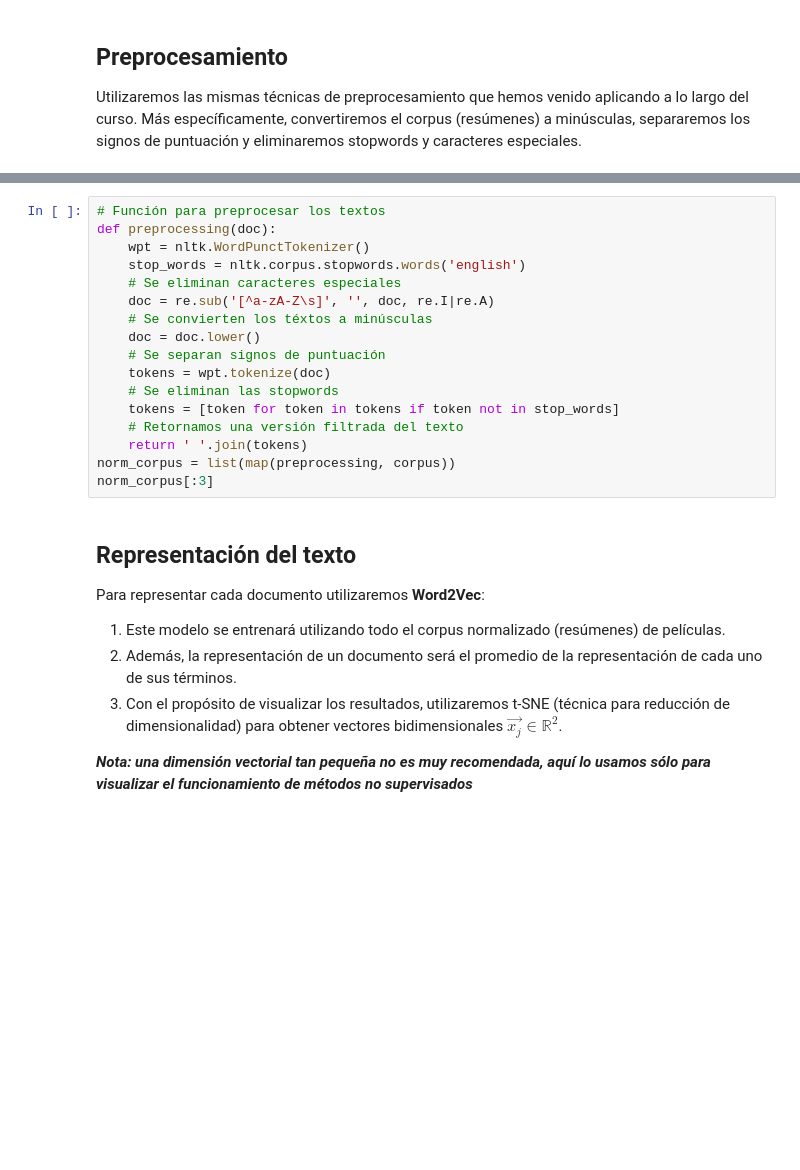
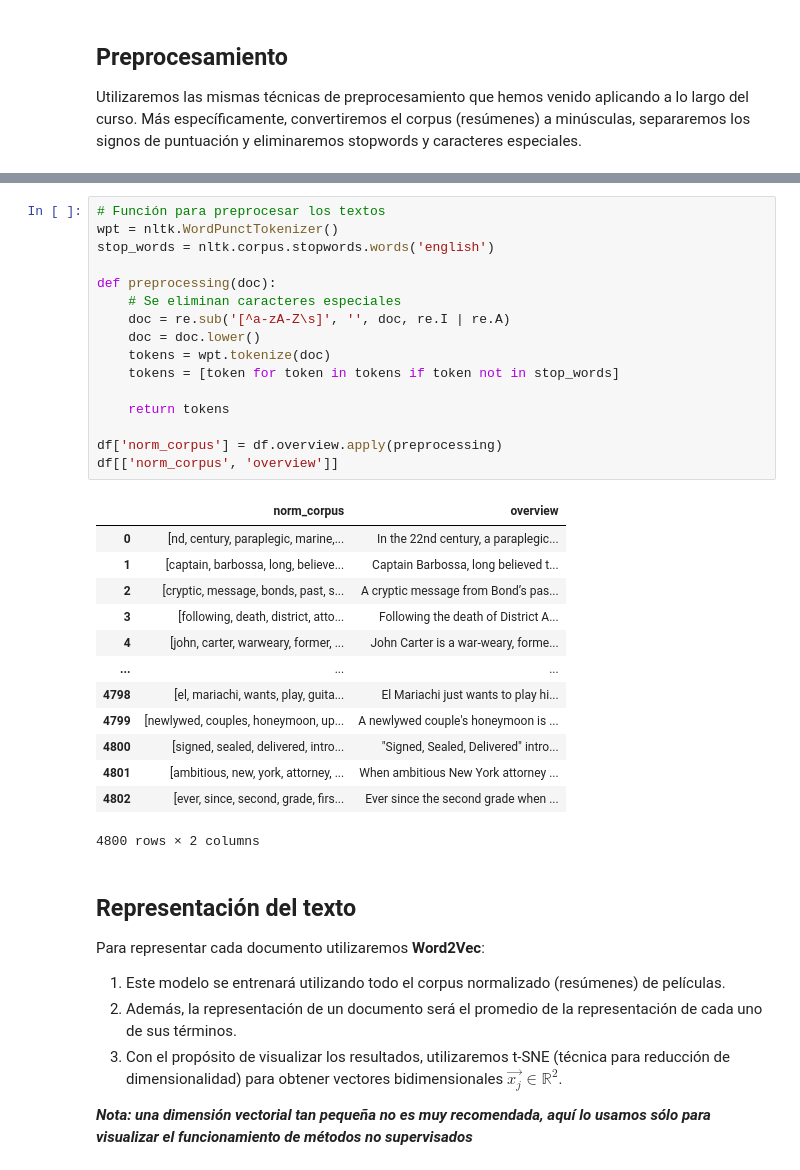
Before and after one commit to juan19932carlos/Notebooks, a Jupyter notebook: NLP/Talleres/Analisis no supervisado.ipynb, the cells around one changed output, grey strips where cells are left out. Cells and saved outputs as stored; diff of their text form; blank space fills up the shorter version.

```diff
--- a/NLP/Talleres/Analisis no supervisado.ipynb
+++ b/NLP/Talleres/Analisis no supervisado.ipynb
@@ -153,20 +148,33 @@ corpus[:3]
 # %%
 # Función para preprocesar los textos
+wpt = nltk.WordPunctTokenizer()
+stop_words = nltk.corpus.stopwords.words('english')
+
 def preprocessing(doc):
-    wpt = nltk.WordPunctTokenizer()
-    stop_words = nltk.corpus.stopwords.words('english')
     # Se eliminan caracteres especiales
-    doc = re.sub('[^a-zA-Z\s]', '', doc, re.I|re.A)
-    # Se convierten los téxtos a minúsculas
+    doc = re.sub('[^a-zA-Z\s]', '', doc, re.I | re.A)
     doc = doc.lower()
-    # Se separan signos de puntuación
     tokens = wpt.tokenize(doc)
-    # Se eliminan las stopwords
     tokens = [token for token in tokens if token not in stop_words]
-    # Retornamos una versión filtrada del texto
-    return ' '.join(tokens)
-norm_corpus = list(map(preprocessing, corpus))
-norm_corpus[:3]
+
+    return tokens
+
+df['norm_corpus'] = df.overview.apply(preprocessing)
+df[['norm_corpus', 'overview']]
+# %% [output]
+|  | norm_corpus | overview |
+| 0 | [nd, century, paraplegic, marine,... | In the 22nd century, a paraplegic... |
+| 1 | [captain, barbossa, long, believe... | Captain Barbossa, long believed t... |
+| 2 | [cryptic, message, bonds, past, s... | A cryptic message from Bond’s pas... |
+| 3 | [following, death, district, atto... | Following the death of District A... |
+| 4 | [john, carter, warweary, former, ... | John Carter is a war-weary, forme... |
+| ... | ... | ... |
+| 4798 | [el, mariachi, wants, play, guita... | El Mariachi just wants to play hi... |
+| 4799 | [newlywed, couples, honeymoon, up... | A newlywed couple's honeymoon is ... |
+| 4800 | [signed, sealed, delivered, intro... | "Signed, Sealed, Delivered" intro... |
+| 4801 | [ambitious, new, york, attorney, ... | When ambitious New York attorney ... |
+| 4802 | [ever, since, second, grade, firs... | Ever since the second grade when ... |
+4800 rows × 2 columns
 # %% [markdown]
 ## Representación del texto
 
```
Also changed, not shown: parts of 21 cells of this notebook, 2 other files.
